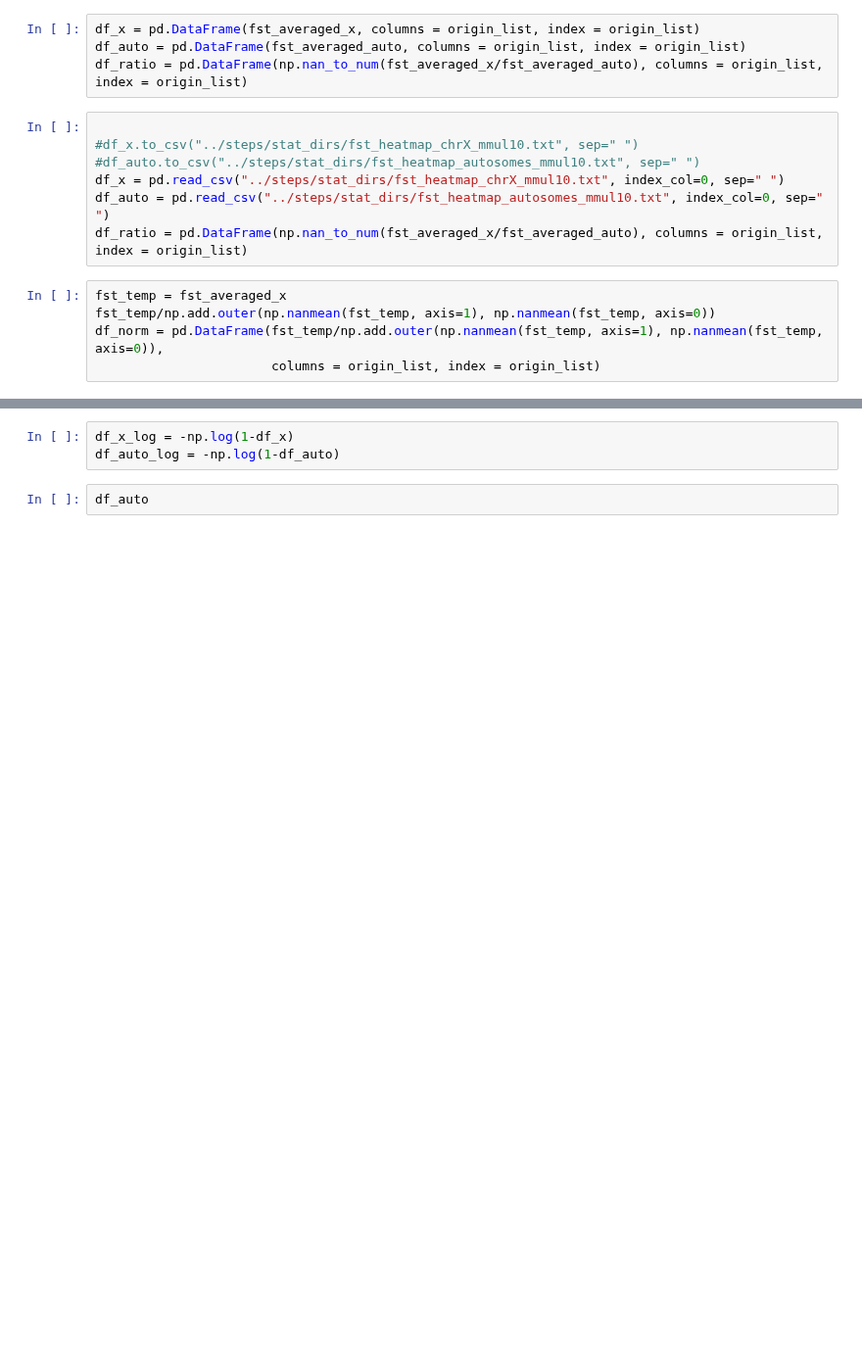
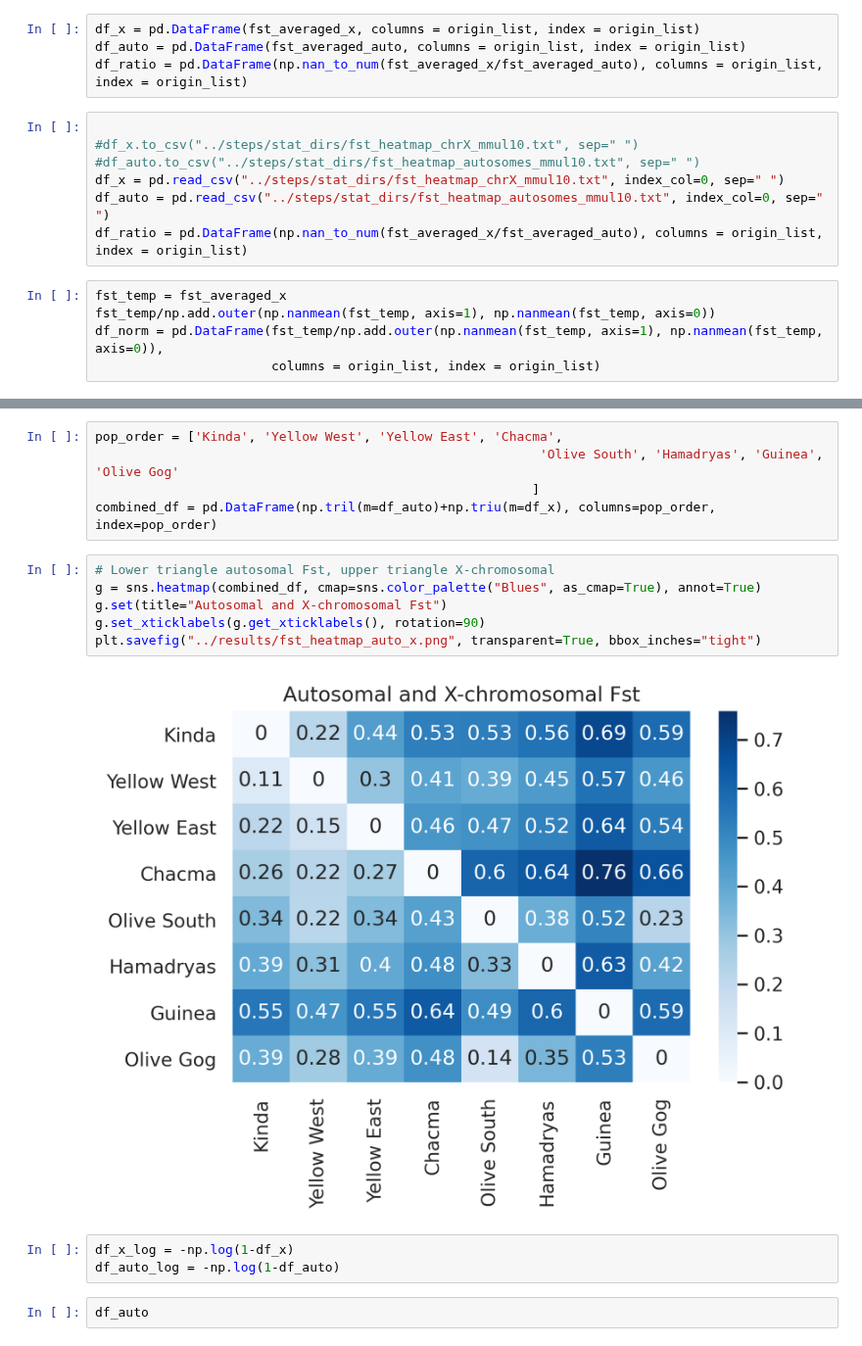
Before and after one commit to erikfogh/baboon_analysis, a Jupyter notebook: notebooks/fs06_Divergence_Diversity_base_windows_mmul.ipynb, the cells around one changed output, grey strips where cells are left out. Shown at 98% size. Cells and saved outputs as stored; diff of their text form; blank space fills up the shorter version.

```diff
--- a/notebooks/fs06_Divergence_Diversity_base_windows_mmul.ipynb
+++ b/notebooks/fs06_Divergence_Diversity_base_windows_mmul.ipynb
@@ -463,6 +495,19 @@ g.set(title="autosomes")
 # %% [output]
 [Text(0.5, 1.0, 'autosomes')]
 [figure]
+# %%
+pop_order = ['Kinda', 'Yellow West', 'Yellow East', 'Chacma',
+                                                          'Olive South', 'Hamadryas', 'Guinea', 'Olive Gog'
+                                                         ]
+combined_df = pd.DataFrame(np.tril(m=df_auto)+np.triu(m=df_x), columns=pop_order, index=pop_order)
+# %%
+# Lower triangle autosomal Fst, upper triangle X-chromosomal
+g = sns.heatmap(combined_df, cmap=sns.color_palette("Blues", as_cmap=True), annot=True)
+g.set(title="Autosomal and X-chromosomal Fst")
+g.set_xticklabels(g.get_xticklabels(), rotation=90)
+plt.savefig("../results/fst_heatmap_auto_x.png", transparent=True, bbox_inches="tight")
+# %% [output]
+[figure, added]
 # %%
 df_x_log = -np.log(1-df_x)
 df_auto_log = -np.log(1-df_auto)
```
Also changed, not shown: parts of 4 cells of this notebook, 34 other files.
